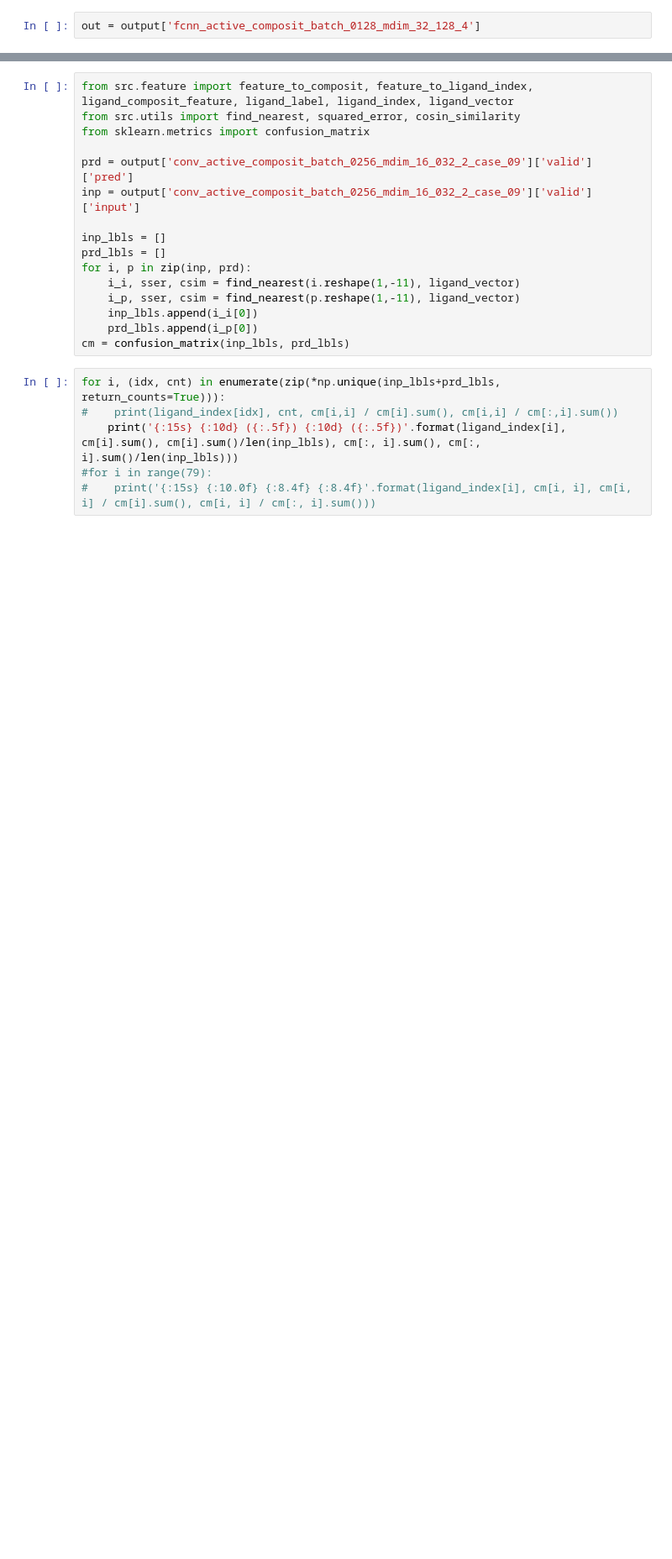
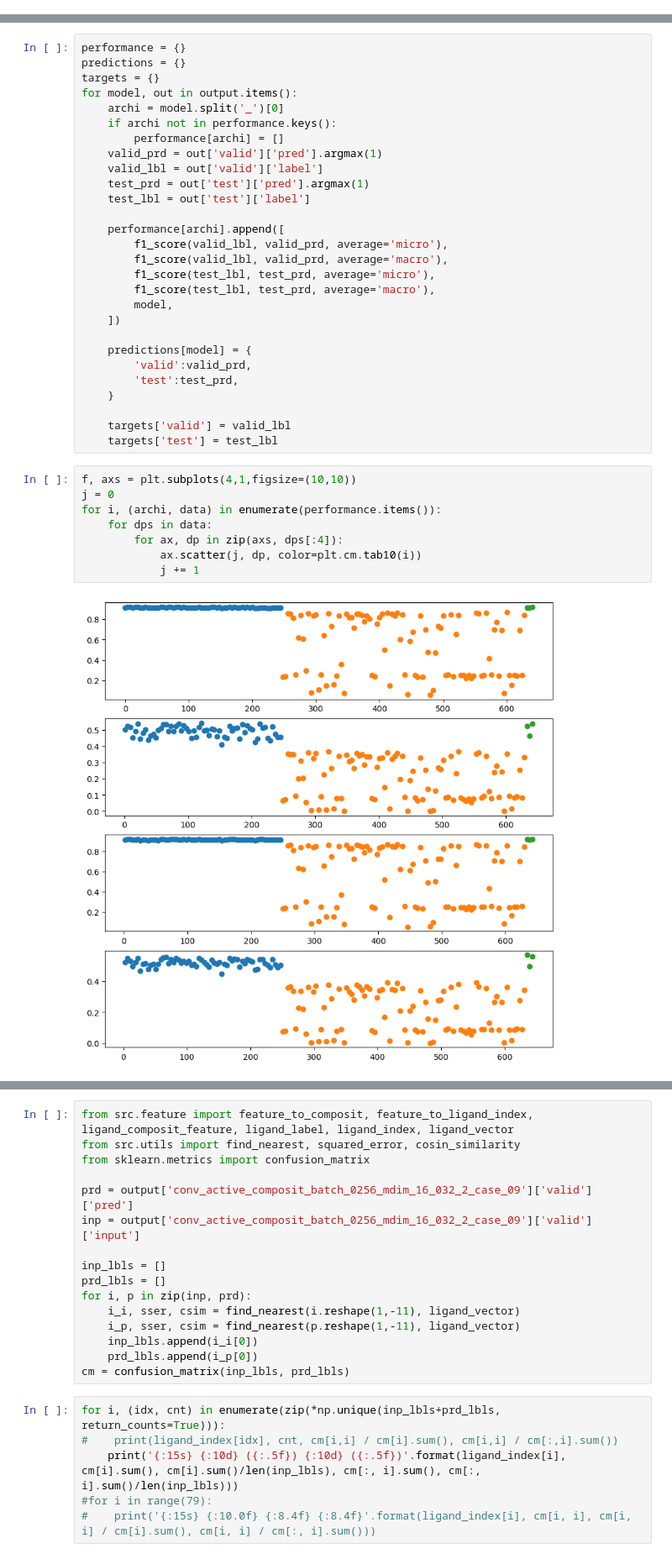
Before and after one commit to git-jhyang/inorganic_synthesis, a Jupyter notebook: notebooks/vae.ipynb, the cells around one changed output, grey strips where cells are left out. Shown at 84% size. Drawn from its saved outputs; the diff is of its cells as text; blank space fills up the shorter version.

```diff
--- a/notebooks/vae.ipynb
+++ b/notebooks/vae.ipynb
@@ -22,3 +90 @@ for dir in os.listdir(root_t):
     }
-# %%
-out = output['fcnn_active_composit_batch_0128_mdim_32_128_4']
@@ -39,0 +108,38 @@ path = f'{root_t}/cls/fcnn_active_composit_batch_0128_mdim_32_128_4/'
+# %%
+performance = {}
+predictions = {}
+targets = {}
+for model, out in output.items():
+    archi = model.split('_')[0]
+    if archi not in performance.keys():
+        performance[archi] = []
+    valid_prd = out['valid']['pred'].argmax(1)
+    valid_lbl = out['valid']['label']
+    test_prd = out['test']['pred'].argmax(1)
+    test_lbl = out['test']['label']
+
+    performance[archi].append([
+        f1_score(valid_lbl, valid_prd, average='micro'),
+        f1_score(valid_lbl, valid_prd, average='macro'),
+        f1_score(test_lbl, test_prd, average='micro'),
+        f1_score(test_lbl, test_prd, average='macro'),
+        model,
+    ])
+
+    predictions[model] = {
+        'valid':valid_prd,
+        'test':test_prd,
+    }
+
+    targets['valid'] = valid_lbl
+    targets['test'] = test_lbl
+# %%
+f, axs = plt.subplots(4,1,figsize=(10,10))
+j = 0
+for i, (archi, data) in enumerate(performance.items()):
+    for dps in data:
+        for ax, dp in zip(axs, dps[:4]):
+            ax.scatter(j, dp, color=plt.cm.tab10(i))
+            j += 1
+# %% [output]
+[figure, added]
```
Also changed, not shown: parts of 24 cells of this notebook, 8 other files.
